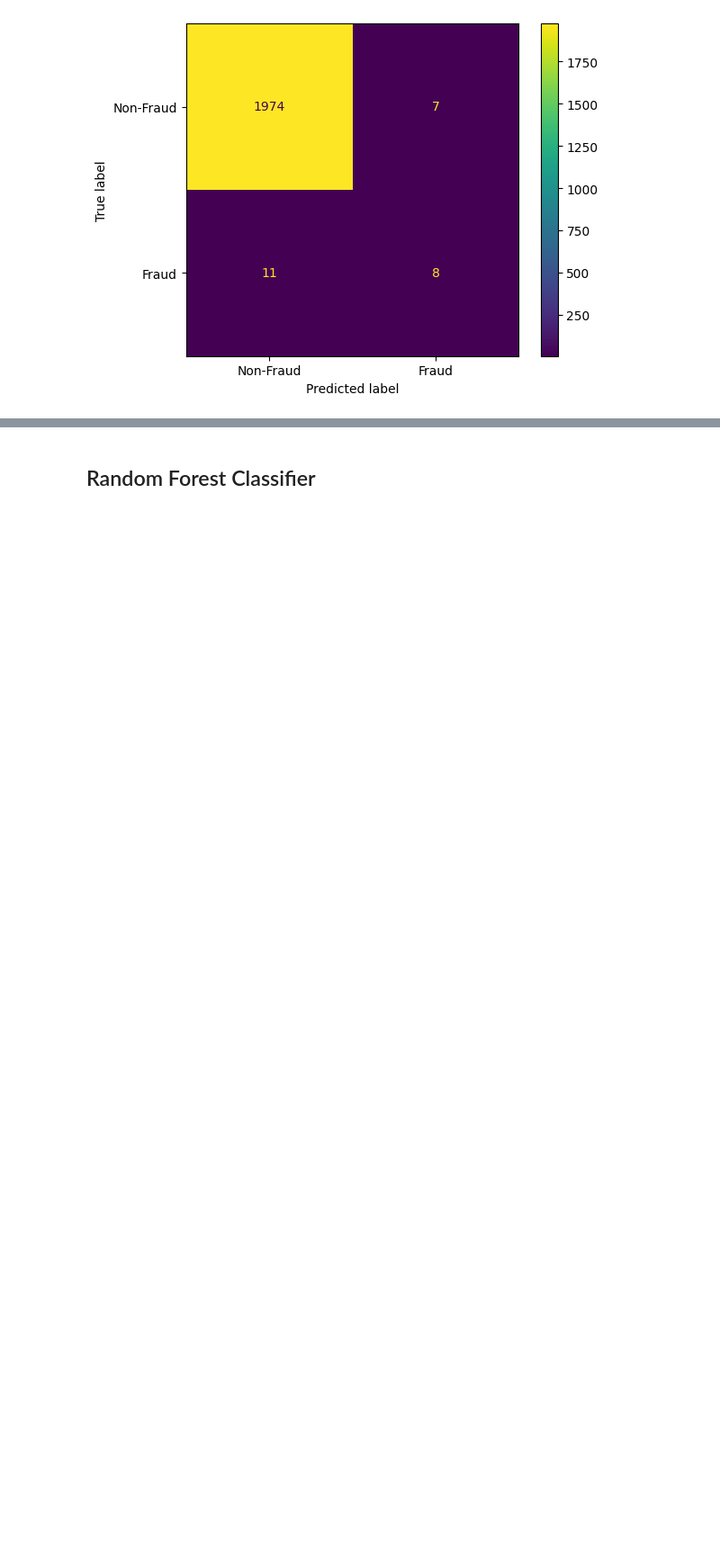
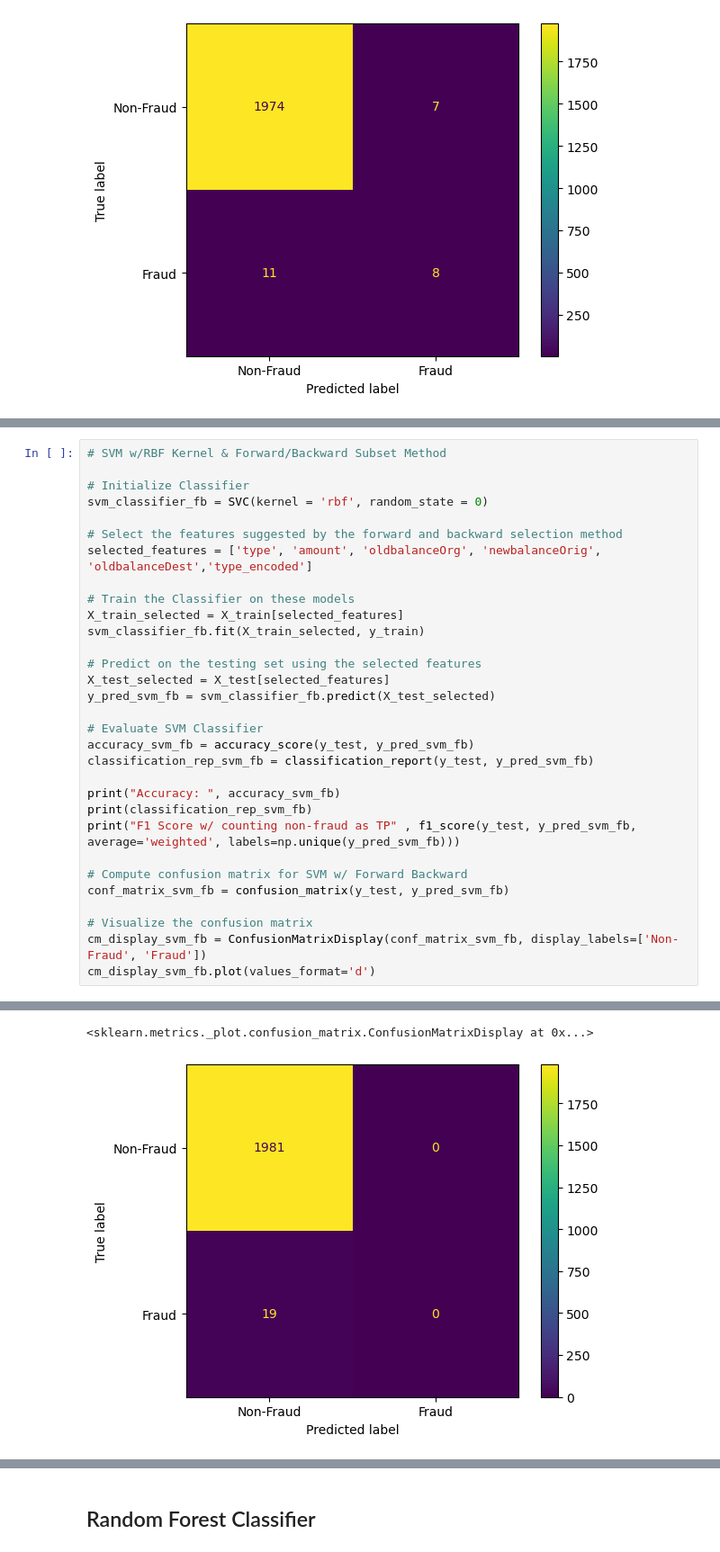
Before and after one commit to Dshah0623/Financial-Fraud-Detection, a Jupyter notebook: FinancialFraudDetection.ipynb, the cells around one changed output, grey strips where cells are left out. Shown at 90% size. Cells and saved outputs as stored; diff of their text form; blank space fills up the shorter version.

```diff
--- a/FinancialFraudDetection.ipynb
+++ b/FinancialFraudDetection.ipynb
@@ -450,0 +519,32 @@ weighted avg       0.99      0.99      0.99      2000
+# %%
+# SVM w/RBF Kernel & Forward/Backward Subset Method
+
+# Initialize Classifier
+svm_classifier_fb = SVC(kernel = 'rbf', random_state = 0)
+
+# Select the features suggested by the forward and backward selection method
+selected_features = ['type', 'amount', 'oldbalanceOrg', 'newbalanceOrig', 'oldbalanceDest','type_encoded']
+
+# Train the Classifier on these models
+X_train_selected = X_train[selected_features]
+svm_classifier_fb.fit(X_train_selected, y_train)
+
+# Predict on the testing set using the selected features
+X_test_selected = X_test[selected_features]
+y_pred_svm_fb = svm_classifier_fb.predict(X_test_selected)
+
+# Evaluate SVM Classifier
+accuracy_svm_fb = accuracy_score(y_test, y_pred_svm_fb)
+classification_rep_svm_fb = classification_report(y_test, y_pred_svm_fb)
+
+print("Accuracy: ", accuracy_svm_fb)
+print(classification_rep_svm_fb)
+print("F1 Score w/ counting non-fraud as TP" , f1_score(y_test, y_pred_svm_fb, average='weighted', labels=np.unique(y_pred_svm_fb)))
+
+# Compute confusion matrix for SVM w/ Forward Backward
+conf_matrix_svm_fb = confusion_matrix(y_test, y_pred_svm_fb)
+
+# Visualize the confusion matrix
+cm_display_svm_fb = ConfusionMatrixDisplay(conf_matrix_svm_fb, display_labels=['Non-Fraud', 'Fraud'])
+cm_display_svm_fb.plot(values_format='d')
+# %% [output]
@@ -451 +562,3 @@ weighted avg       0.99      0.99      0.99      2000
+<sklearn.metrics._plot.confusion_matrix.ConfusionMatrixDisplay at 0x...>
+[figure, added]
 # %% [markdown]
```
Also changed, not shown: parts of 20 cells of this notebook.
